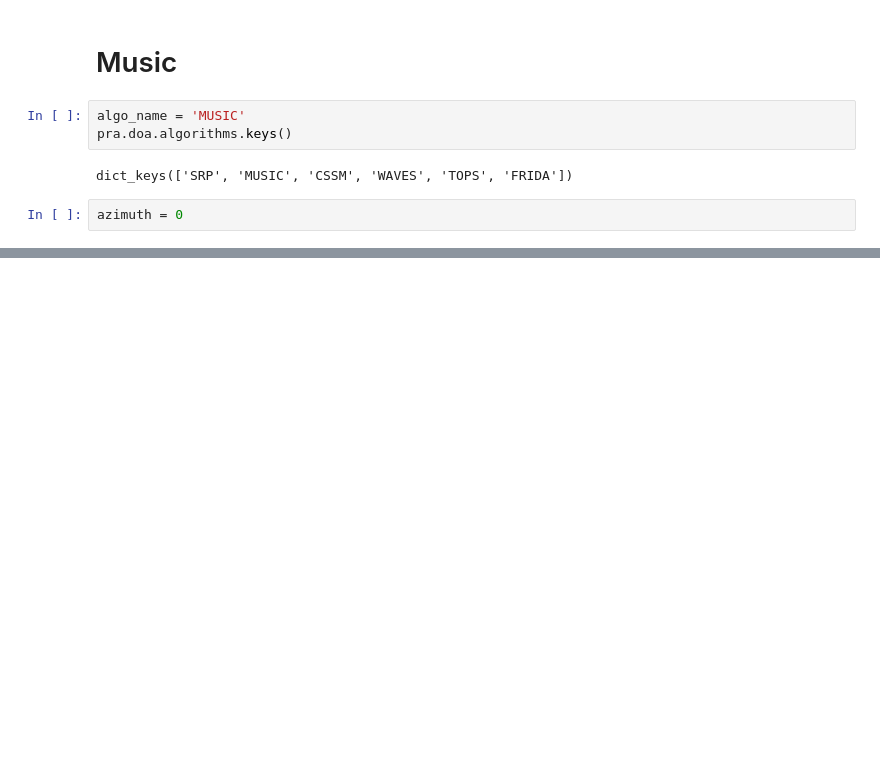
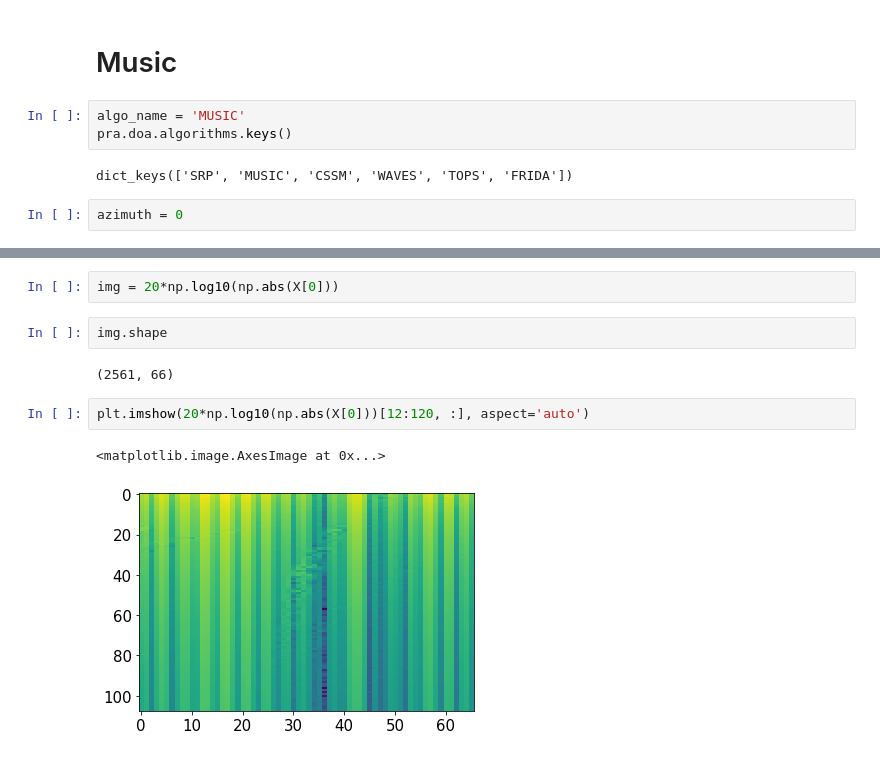
Before and after one commit to mosheman5/deep_voice, a Jupyter notebook: DOA_evaluation/pyroomdoa.ipynb, the cells around one changed output, grey strips where cells are left out. Cells and saved outputs as stored; diff of their text form; blank space fills up the shorter version.

```diff
--- a/DOA_evaluation/pyroomdoa.ipynb
+++ b/DOA_evaluation/pyroomdoa.ipynb
@@ -220,3 +223,14 @@ X = np.array([
+# %%
+img = 20*np.log10(np.abs(X[0]))
+# %%
+img.shape
+# %% [output]
+(2561, 66)
+# %%
+plt.imshow(20*np.log10(np.abs(X[0]))[12:120, :], aspect='auto')
+# %% [output]
+<matplotlib.image.AxesImage at 0x...>
+[figure, added]
 # %%
 X.shape
 # %% [output]
```
Also changed, not shown: parts of 12 cells of this notebook.
